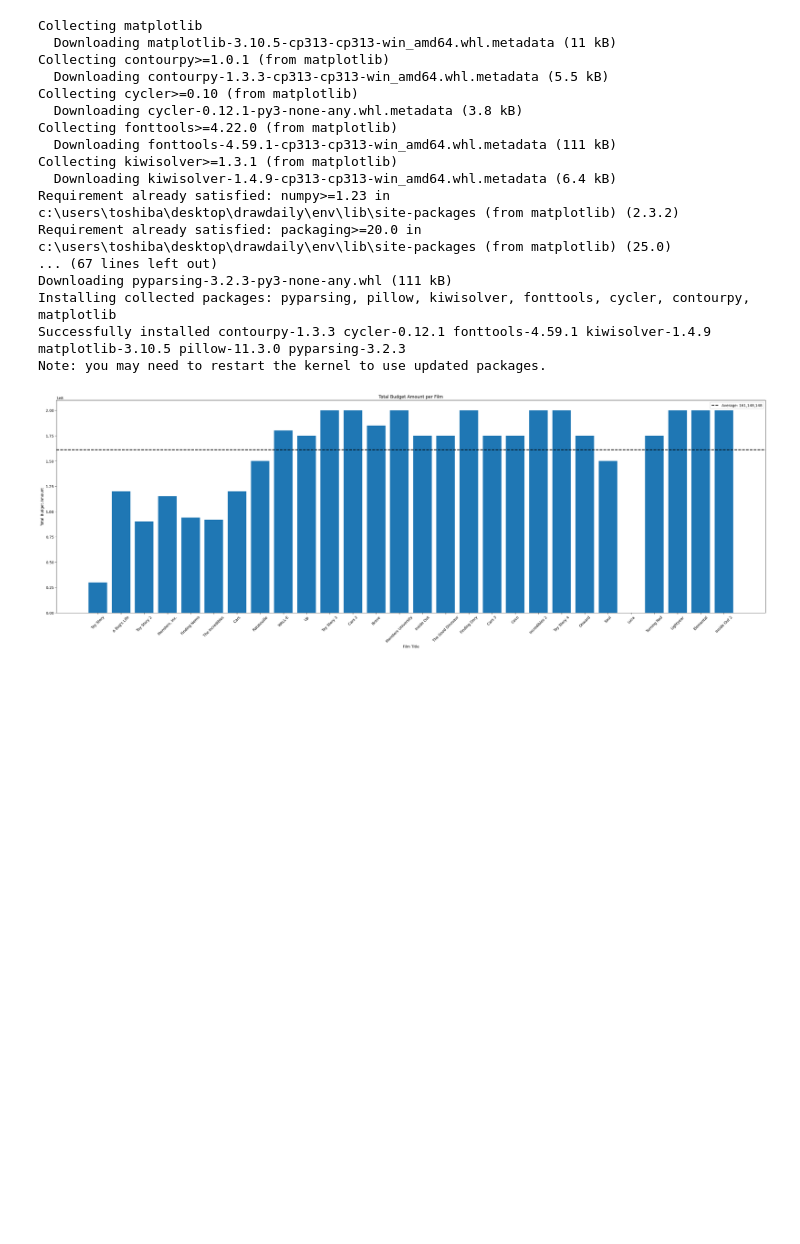
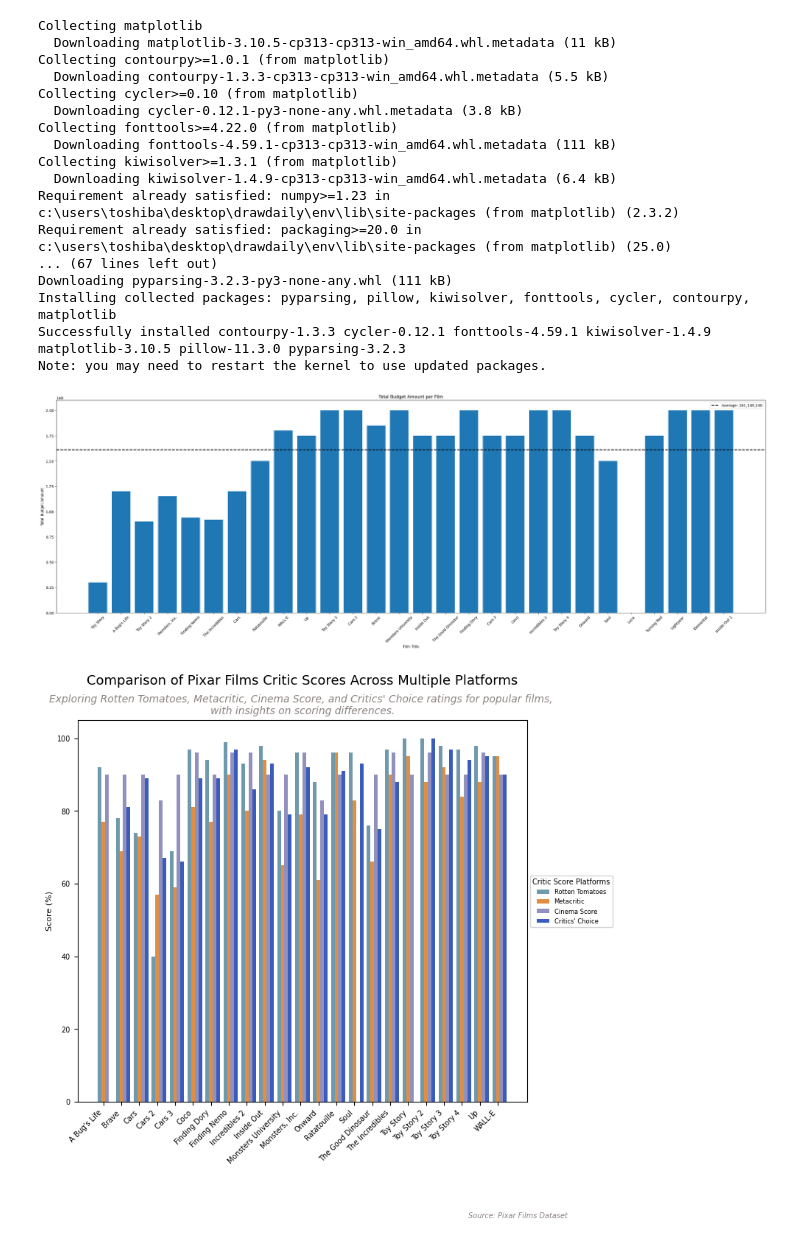
Before and after one commit to CatherineNjeNjenga/data_engineering, a Jupyter notebook: pixarfilms.ipynb, the cells around one changed output. Cells and saved outputs as stored; diff of their text form; code cells hidden in the pictures; blank space fills up the shorter version.

```diff
--- a/pixarfilms.ipynb
+++ b/pixarfilms.ipynb
@@ -214,3 +260,78 @@ plt.tight_layout()
 plt.show()
 # %% [output]
 [figure]
+# %%
+# Create spaced-out x positions (e.g., 0, 3, 6, 9...)
+x = np.arange(0, len(sorted_films) * 5, 5)
+
+# Set up the figure and axes
+fig, ax = plt.subplots(figsize = (8, 8))
+
+# Define the bar width
+bar_width = 1
+
+my_col = ['#3a5cbc', '#9291be', '#c15451', '#6F99AD', '#DF8F44', '#80796B']
+
+# Plot bars for each score type
+ax.bar(x - bar_width, sorted_films['rotten_tomatoes'], width=bar_width, label='Rotten Tomatoes', color='#6F99AD')
+ax.bar(x, sorted_films['metacritic'], width=bar_width, label='Metacritic', color='#DF8F44')
+ax.bar(x + bar_width, sorted_films['cinema_score'], width=bar_width, label='Cinema Score', color='#9291be')
+ax.bar(x + (2*bar_width), sorted_films['critics_choice'], width=bar_width, label="Critics' Choice", color='#3a5cbc')
+
+# Labeling
+ax.set_xticks(x)
+ax.set_xticklabels(sorted_films['film'],
+                    fontsize = 7,
+                    rotation = 45,
+                    ha = 'right')
+
+# Adjust the legend
+ax.legend(fontsize=6,
+          title_fontsize=7,
+          loc='upper left',
+          bbox_to_anchor=(1, 0.6),
+          title="Critic Score Platforms")
+
+# Add labels and title
+plt.xlabel("")
+plt.ylabel('Score (%)', fontsize=8)
+
+# Change the size of the y-axis tick labels
+ax.tick_params(axis='y', labelsize=7)
+
+plt.title(
+    "Comparison of Pixar Films Critic Scores Across Multiple Platforms",
+    fontsize = 13,
+    pad = 35,
+    x = 0.5
+    )
+
+# Add the subtitle for clarification
+plt.text(x = 0.5, y = 1.04,
+        s = "Exploring Rotten Tomatoes, Metacritic, Cinema Score, and Critics' Choice ratings for popular films, \nwith insights on scoring differences.",
+        ha = 'center',
+        va = 'center',
+        fontsize = 10,
+        style = 'italic',
+        color = "#8C8380",
+        transform = plt.gca().transAxes)
+
+# Add a caption to the plot
+plt.text(
+    x = 0.98, y = -0.3,  # Adjust x, y to position the caption below
+    s = "Source: Pixar Films Dataset",
+    ha = 'center',
+    va = 'center',
+    fontsize = 7,
+    style = 'italic',
+    color = "#8C8380",
+    transform = plt.gca().transAxes
+)
+
+# Show plot
+plt.tight_layout()
+plt.show()
+
+# plt.savefig("plot.png", dpi = 600, bbox_inches='tight')  # Save with high resolution
+# %% [output]
+[figure, added]
```
Also changed, not shown: parts of 18 cells of this notebook, 2 other files.
